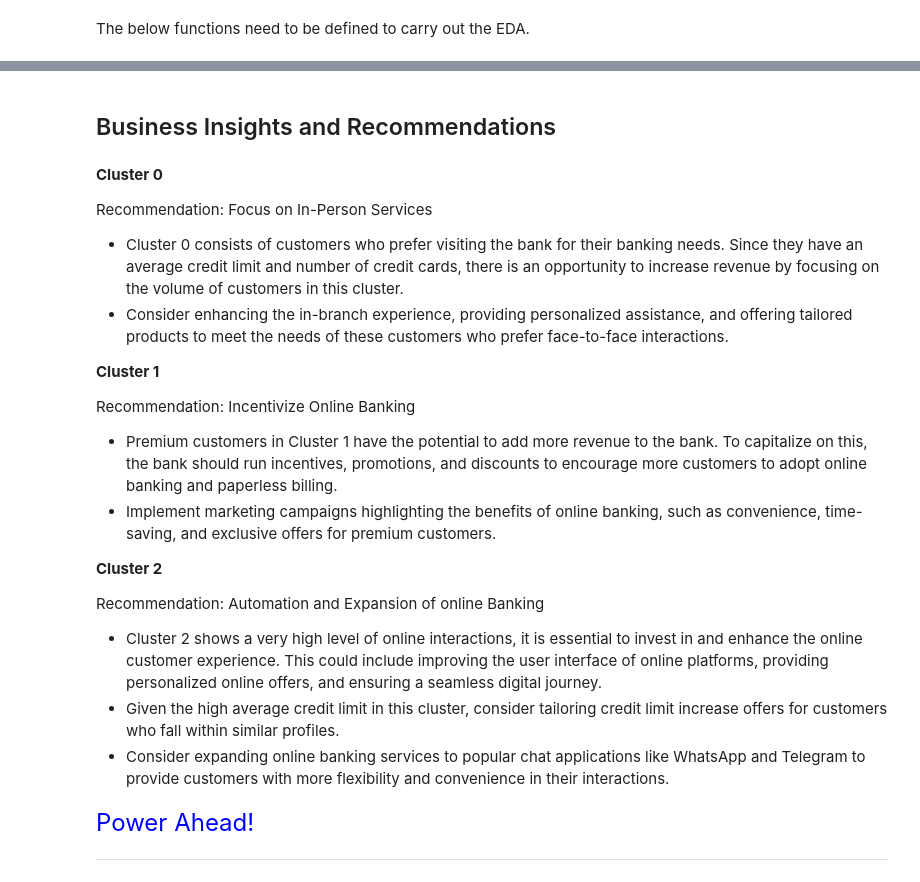
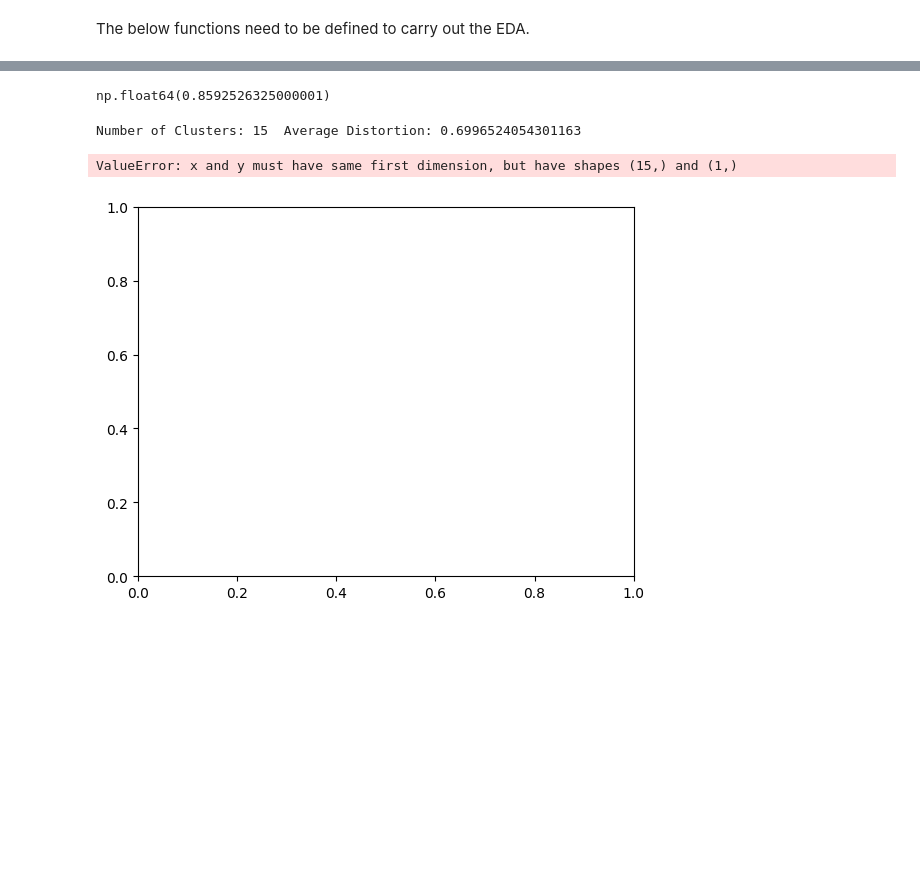
Before and after one commit to bootstrap0/machine-learning, a Jupyter notebook: Week3.ipynb, the cells around one changed output, grey strips where cells are left out. Cells and saved outputs as stored; diff of their text form; code cells hidden in the pictures; blank space fills up the shorter version.

```diff
--- a/Week3.ipynb
+++ b/Week3.ipynb
@@ -561,30 +147,48 @@ Cluster 2:
-# %% [markdown]
-## Business Insights and Recommendations
-# %% [markdown]
-**Cluster 0**
-
-Recommendation: Focus on In-Person Services
-
-- Cluster 0 consists of customers who prefer visiting the bank for their banking needs. Since they have an average credit limit and number of credit cards, there is an opportunity to increase revenue by focusing on the volume of customers in this cluster.
-- Consider enhancing the in-branch experience, providing personalized assistance, and offering tailored products to meet the needs of these customers who prefer face-to-face interactions.
-
-
-
-**Cluster 1**
-
-Recommendation: Incentivize Online Banking
-
-- Premium customers in Cluster 1 have the potential to add more revenue to the bank. To capitalize on this, the bank should run incentives, promotions, and discounts to encourage more customers to adopt online banking and paperless billing.
-- Implement marketing campaigns highlighting the benefits of online banking, such as convenience, time-saving, and exclusive offers for premium customers.
-
-
-**Cluster 2**
-
-Recommendation: Automation and Expansion of online Banking
-
-- Cluster 2 shows a very high level of online interactions, it is essential to invest in and enhance the online customer experience. This could include improving the user interface of online platforms, providing personalized online offers, and ensuring a seamless digital journey.
-- Given the high average credit limit in this cluster, consider tailoring credit limit increase offers for customers who fall within similar profiles.
-- Consider expanding online banking services to popular chat applications like WhatsApp and Telegram to provide customers with more flexibility and convenience in their interactions.
-# %% [markdown]
-<font size=5 color='blue'>Power Ahead!</font>
-___
+# %%
+
+# dropping S.No column
+
+df.drop("S.No", axis=1, inplace=True)
+
+# IQR of Protein column
+
+df.Protein.quantile(0.75) - df.Protein.quantile(0.25)
+# %% [output]
+np.float64(0.8592526325000001)
+# %%
+# scaling the data before clustering
+scaler = StandardScaler()
+subset_scaled_df = df.iloc[:, :-1].copy()
+subset_scaled_df.iloc[:, :] = scaler.fit_transform(subset_scaled_df.iloc[:, :])
+subset_scaled_df.head()
+
+# creating a copy of the scaled dataframe
+
+k_means_df = subset_scaled_df.copy()
+
+# elbow plot
+
+clusters = range(1, 16)
+meanDistortions = []
+
+for k in clusters:
+  model = KMeans(n_clusters=k, random_state=1)
+  model.fit(subset_scaled_df)
+  prediction = model.predict(k_means_df)
+  distortion = (
+    sum(np.min(cdist(k_means_df, model.cluster_centers_, "euclidean"), axis=1)) / k_means_df.shape[0]
+  )
+
+meanDistortions.append(distortion)
+
+print("Number of Clusters:", k, "\tAverage Distortion:", distortion)
+
+plt.plot(clusters, meanDistortions, "bx-")
+plt.xlabel("k")
+plt.ylabel("Average Distortion")
+plt.title("Selecting k with the Elbow Method", fontsize=20)
+plt.show()
+# %% [output]
+Number of Clusters: 15  Average Distortion: 0.6996524054301163
+ValueError: x and y must have same first dimension, but have shapes (15,) and (1,)
+[figure, added]
```
Also changed, not shown: parts of 77 cells of this notebook.
